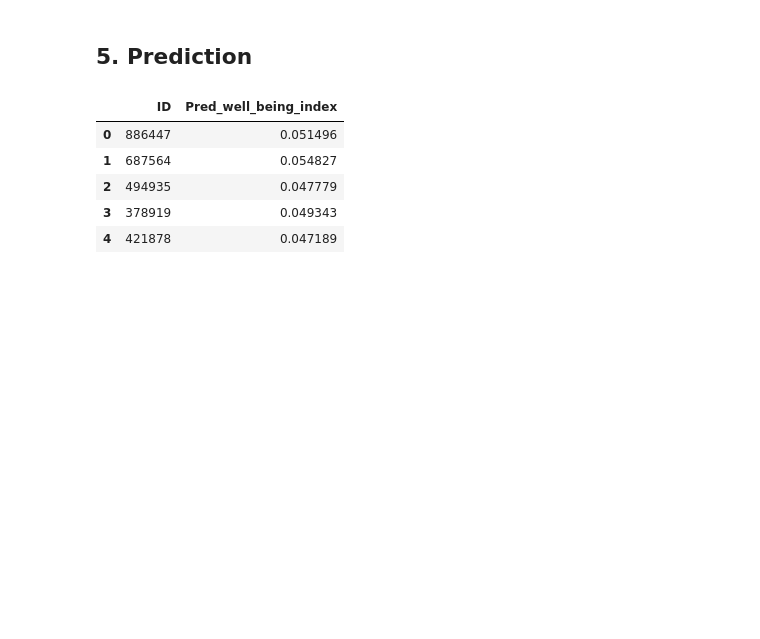
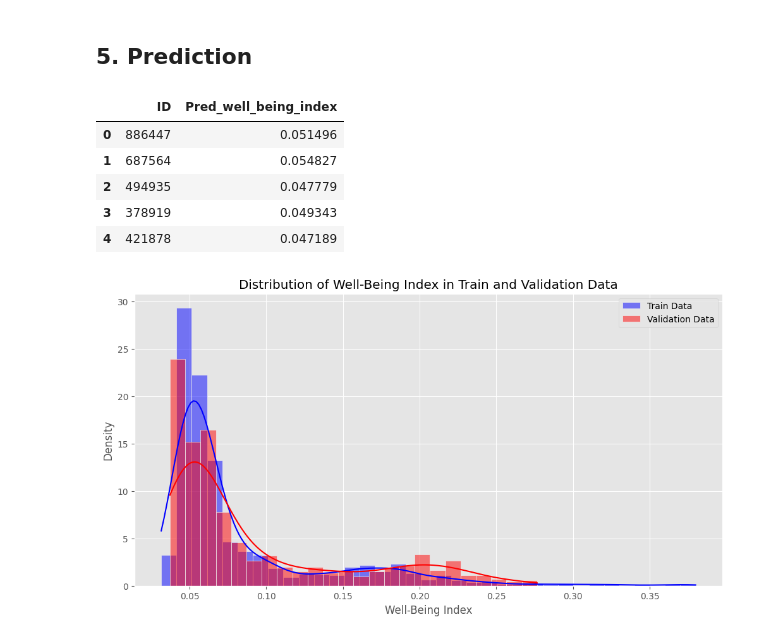
Before and after one commit to gathukalinet/dsc_scholar_test, a Jupyter notebook: galaxies.ipynb, the cells around one changed output. Saved outputs shown, nothing was run; the diff lists cells and outputs as text; code cells hidden in the pictures; blank space fills up the shorter version.

```diff
--- a/galaxies.ipynb
+++ b/galaxies.ipynb
@@ -654,3 +694,15 @@ predictions.head()
 | 2 | 494935 | 0.047779 |
 | 3 | 378919 | 0.049343 |
 | 4 | 421878 | 0.047189 |
+# %%
+# Does the distribution of the Well-Being Index in the validation data match that of the train data?
+plt.figure(figsize=(12, 6))
+sns.histplot(galaxies['Well-Being Index'], bins=30, kde=True, color='blue', stat='density', binwidth=0.01, label='Train Data')
+sns.histplot(predictions['Pred_well_being_index'], bins=30, kde=True, color='red', stat='density', binwidth=0.01, label='Validation Data')
+plt.title('Distribution of Well-Being Index in Train and Validation Data')
+plt.xlabel('Well-Being Index')
+plt.ylabel('Density')
+plt.legend()
+plt.show()
+# %% [output]
+[figure, added]
```
Also changed, not shown: parts of 7 cells of this notebook, 7 other files.
